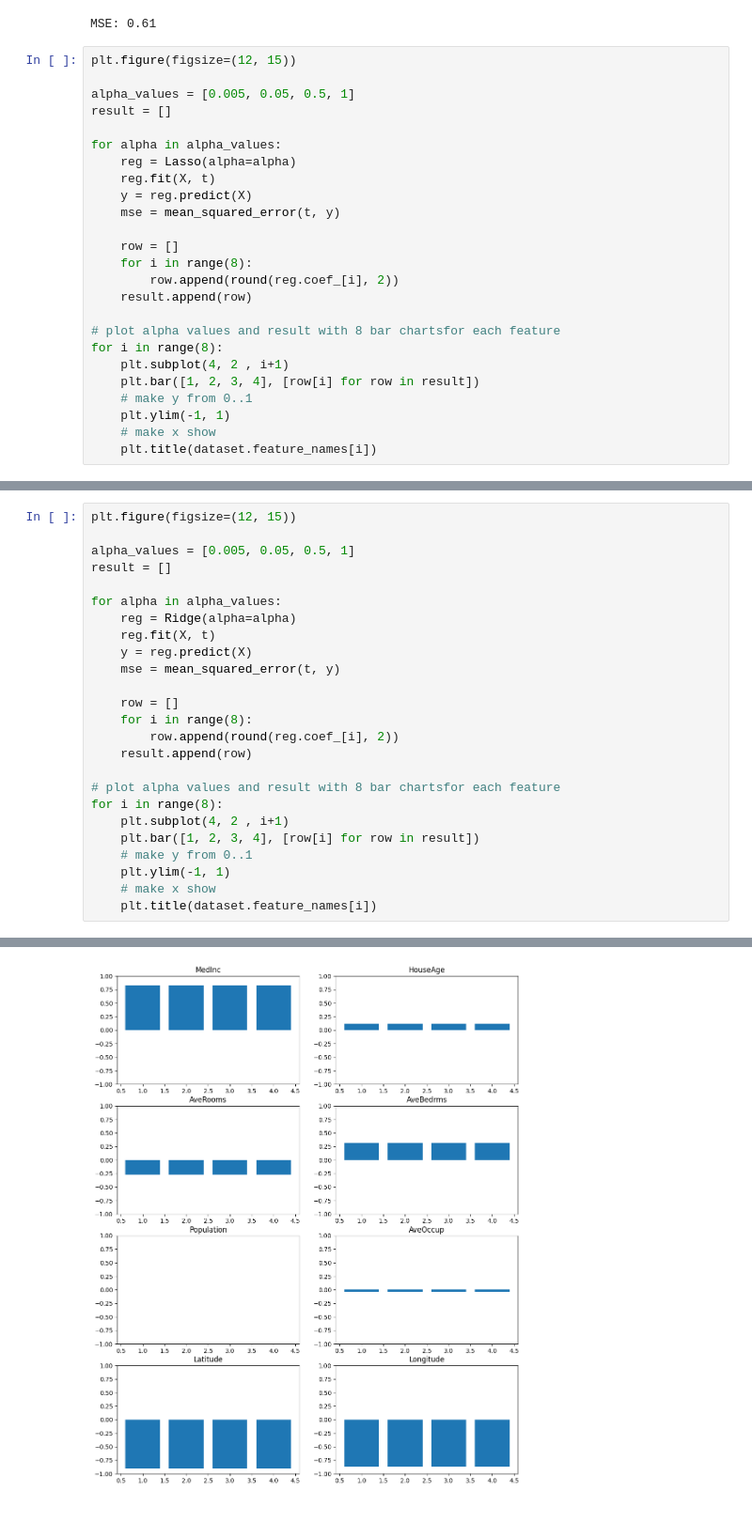
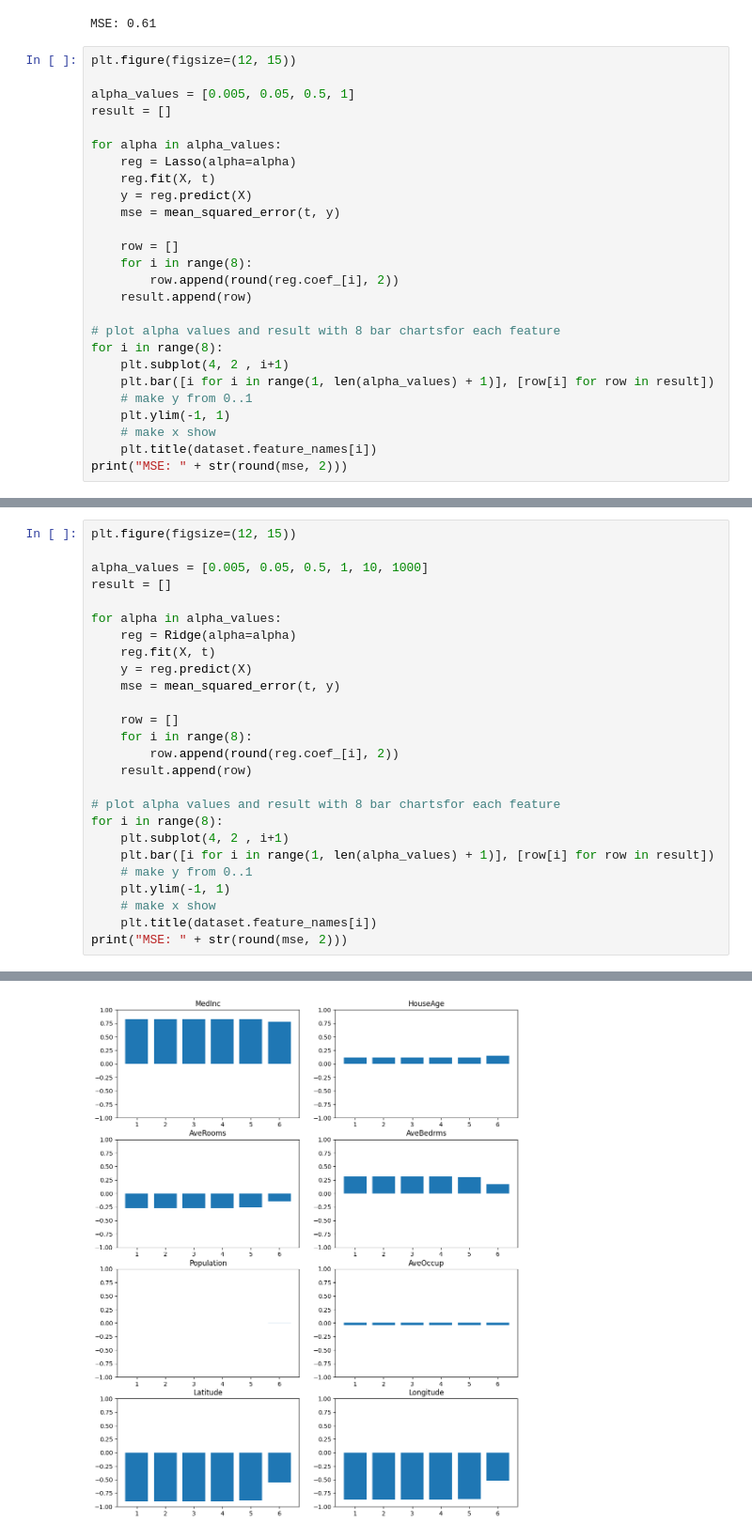
Before and after one commit to erichsdb/Neurocomputing, a Jupyter notebook: notebooks/4-MLR.ipynb, the cells around one changed output, grey strips where cells are left out. Shown at 94% size. Cells and saved outputs as stored; diff of their text form.

```diff
--- a/notebooks/4-MLR.ipynb
+++ b/notebooks/4-MLR.ipynb
@@ -262,9 +262,10 @@ for alpha in alpha_values:
 # plot alpha values and result with 8 bar chartsfor each feature
 for i in range(8):
     plt.subplot(4, 2 , i+1)
-    plt.bar([1, 2, 3, 4], [row[i] for row in result])
+    plt.bar([i for i in range(1, len(alpha_values) + 1)], [row[i] for row in result])
     # make y from 0..1
     plt.ylim(-1, 1)
     # make x show
     plt.title(dataset.feature_names[i])
+print("MSE: " + str(round(mse, 2)))
 # %% [output]
@@ -272,7 +274,7 @@ for i in range(8):
 # %%
 plt.figure(figsize=(12, 15))
 
-alpha_values = [0.005, 0.05, 0.5, 1]
+alpha_values = [0.005, 0.05, 0.5, 1, 10, 1000]
 result = []
 
 for alpha in alpha_values:
@@ -289,9 +291,10 @@ for alpha in alpha_values:
 # plot alpha values and result with 8 bar chartsfor each feature
 for i in range(8):
     plt.subplot(4, 2 , i+1)
-    plt.bar([1, 2, 3, 4], [row[i] for row in result])
+    plt.bar([i for i in range(1, len(alpha_values) + 1)], [row[i] for row in result])
     # make y from 0..1
     plt.ylim(-1, 1)
     # make x show
     plt.title(dataset.feature_names[i])
+print("MSE: " + str(round(mse, 2)))
 # %% [output]
@@ -298 +302 @@ for i in range(8):
-[figure, old version]
+[figure, new version]
```
Also changed, not shown: parts of 2 cells of this notebook.
